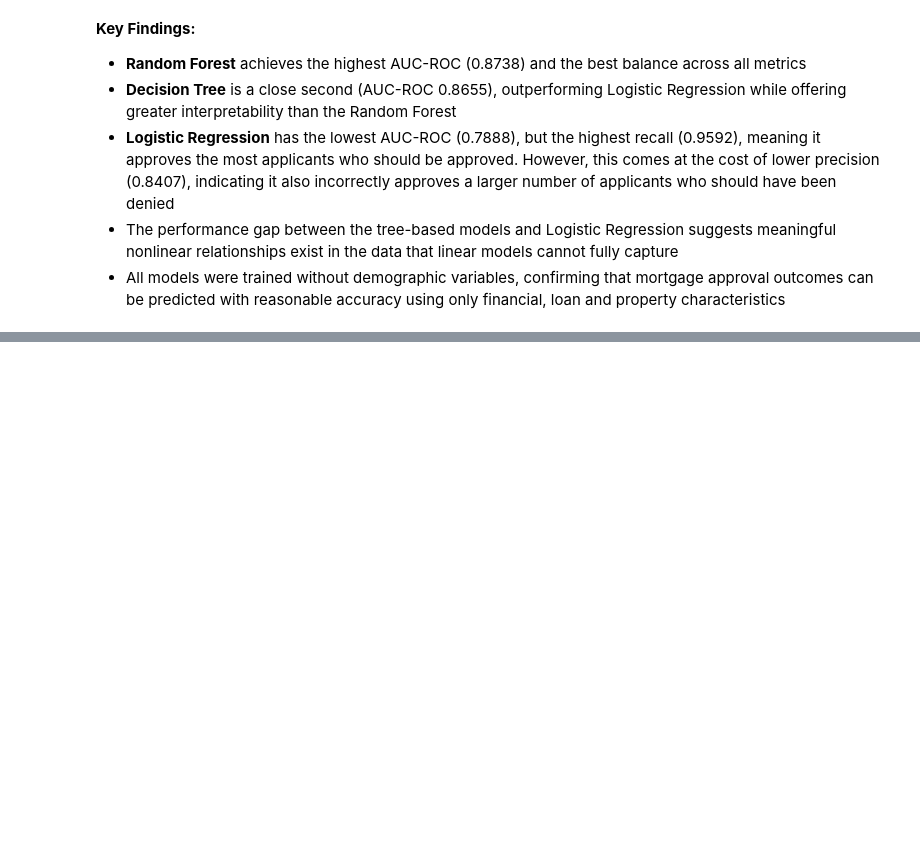
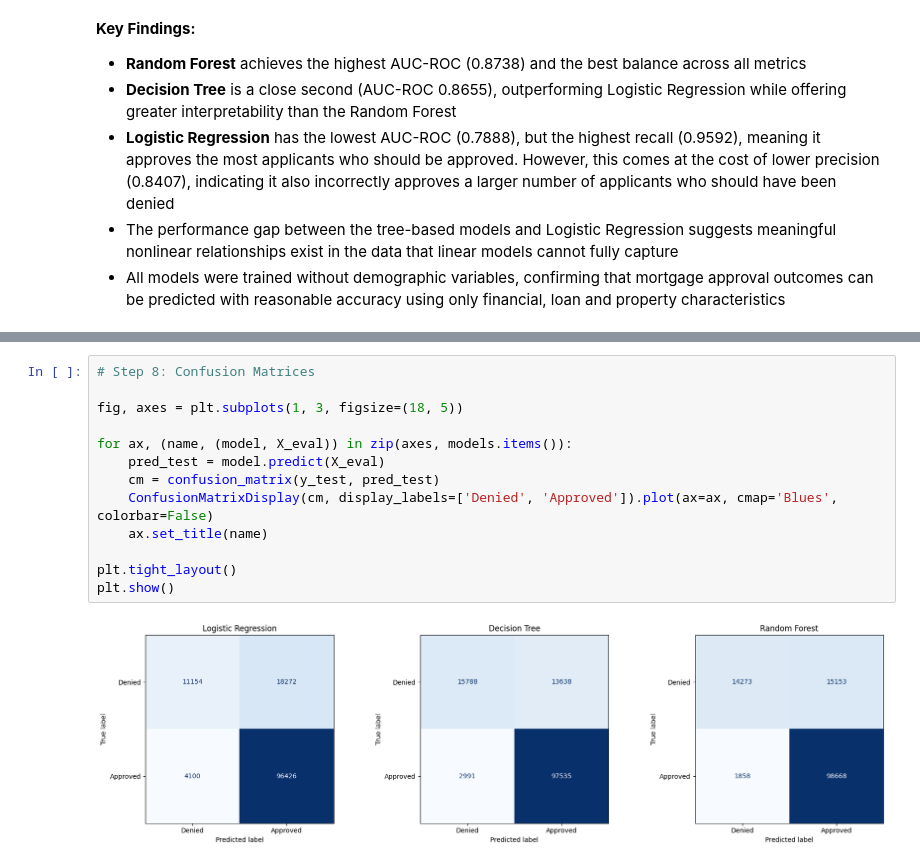
Before and after one commit to francesco2799/ML_Group_6_Final_Project, a Jupyter notebook: notebooks/RQ1_Predictive_Models.ipynb, the cells around one changed output, grey strips where cells are left out. Saved outputs shown, nothing was run; the diff lists cells and outputs as text; blank space fills up the shorter version.

Commit message:
RQ1: confusion matrices (step 8)

```diff
--- a/notebooks/RQ1_Predictive_Models.ipynb
+++ b/notebooks/RQ1_Predictive_Models.ipynb
@@ -428,0 +434,15 @@ Random Forest          0.8691     0.8669  0.9815    0.9206   0.8738
+# %%
+# Step 8: Confusion Matrices
+
+fig, axes = plt.subplots(1, 3, figsize=(18, 5))
+
+for ax, (name, (model, X_eval)) in zip(axes, models.items()):
+    pred_test = model.predict(X_eval)
+    cm = confusion_matrix(y_test, pred_test)
+    ConfusionMatrixDisplay(cm, display_labels=['Denied', 'Approved']).plot(ax=ax, cmap='Blues', colorbar=False)
+    ax.set_title(name)
+
+plt.tight_layout()
+plt.show()
+# %% [output]
+[figure, added]
```
Also changed, not shown: parts of 2 cells of this notebook.
